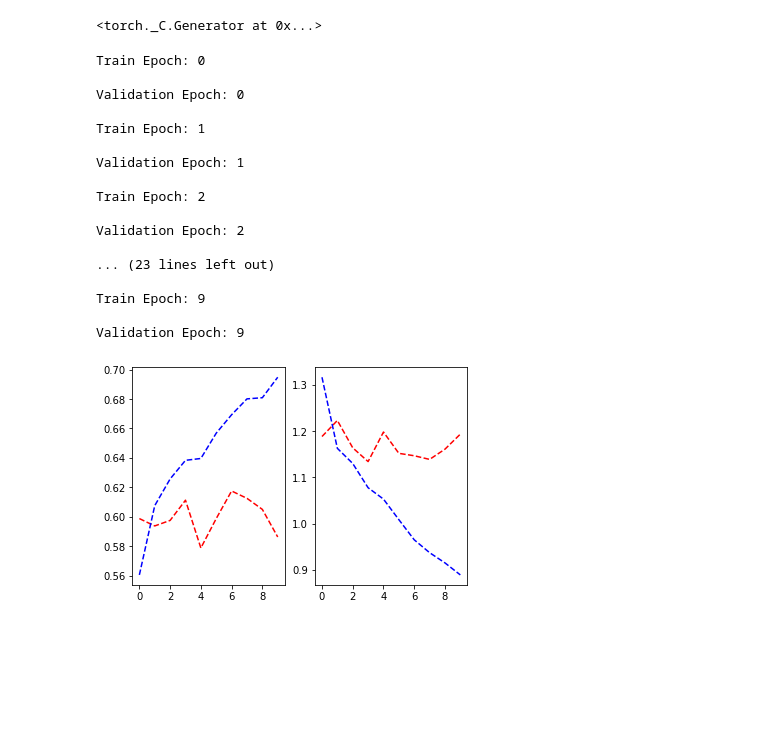
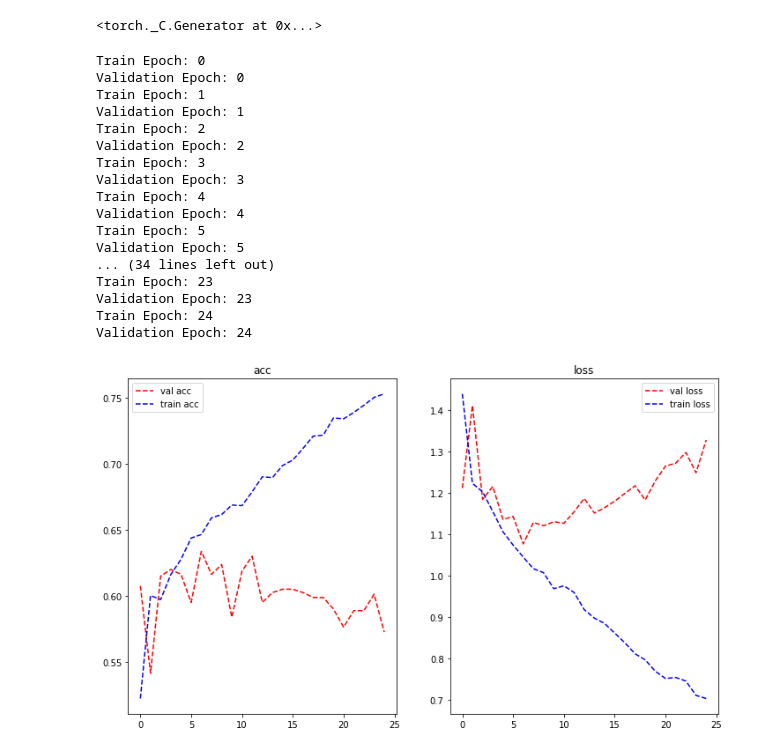
Before and after one commit to SizovV/Music_Genres, a Jupyter notebook: part_2RNN.ipynb, the cells around one changed output. Saved outputs shown, nothing was run; the diff lists cells and outputs as text; code cells hidden in the pictures; blank space fills up the shorter version.

```diff
--- a/part_2RNN.ipynb
+++ b/part_2RNN.ipynb
@@ -271,0 +290,17 @@ optimizer = torch.optim.Adam(lstmc.parameters(), lr=0.005)
+# %%
+best_config = analysis.get_best_config(metric='accuracy', mode='max')
+# %%
+lstmc = LSTMClassifier(best_config['h_layer'],
+                       best_config['n_layers'],
+                       best_config['drop1'],
+                       best_config['drop2'])
+# %%
+embd_packed = os.path.join(data_root, 'embeddings_packed.pkl')
+data_train = MusicDataset(embd_packed, os.path.join(data_root, 'train.npy'))
+data_val = MusicDataset(embd_packed, os.path.join(data_root, 'val.npy'))
+
+train_dataloader = torch.utils.data.DataLoader(data_train, batch_size=best_config['batch_size'], shuffle=True)
+val_dataloader = torch.utils.data.DataLoader(data_val, batch_size=best_config['batch_size'], shuffle=True)
+
+criterion = nn.CrossEntropyLoss()
+optimizer = torch.optim.Adam(lstmc.parameters(), lr=best_config['lr'])
@@ -272,32 +350,36 @@ optimizer = torch.optim.Adam(lstmc.parameters(), lr=0.005)
 # %%
-h = fit(lstmc, 10, train_dataloader, val_dataloader, optimizer, criterion)
+h = fit_best(lstmc, 25, train_dataloader, val_dataloader, optimizer, criterion)
 # %% [output]
 Train Epoch: 0
-
 Validation Epoch: 0
-
 Train Epoch: 1
-
 Validation Epoch: 1
-
 Train Epoch: 2
-
 Validation Epoch: 2
-
-... (23 lines left out)
-
-Train Epoch: 9
-
-Validation Epoch: 9
+Train Epoch: 3
+Validation Epoch: 3
+Train Epoch: 4
+Validation Epoch: 4
+Train Epoch: 5
+Validation Epoch: 5
+... (34 lines left out)
+Train Epoch: 23
+Validation Epoch: 23
+Train Epoch: 24
+Validation Epoch: 24
 # %%
-plt.figure()
+plt.figure(figsize=(12, 7))
 plt.subplot(121)
-plt.plot(h['val_acc'], 'r--')
-plt.plot(h['train_acc'], 'b--')
+plt.title('acc')
+plt.plot(h['val_acc'], 'r--', label='val acc')
+plt.plot(h['train_acc'], 'b--', label='train acc')
+plt.legend()
 
 plt.subplot(122)
-plt.plot(range(len(h['val_loss'])), h['val_loss'], 'r--')
-plt.plot(range(len(h['train_loss'])), h['train_loss'], 'b--')
+plt.title('loss')
+plt.plot(range(len(h['val_loss'])), h['val_loss'], 'r--', label='val loss')
+plt.plot(range(len(h['train_loss'])), h['train_loss'], 'b--', label='train loss')
+plt.legend()
 plt.show()
 # %% [output]
-[figure, old version]
+[figure, new version]
```
Also changed, not shown: parts of 27 cells of this notebook.
